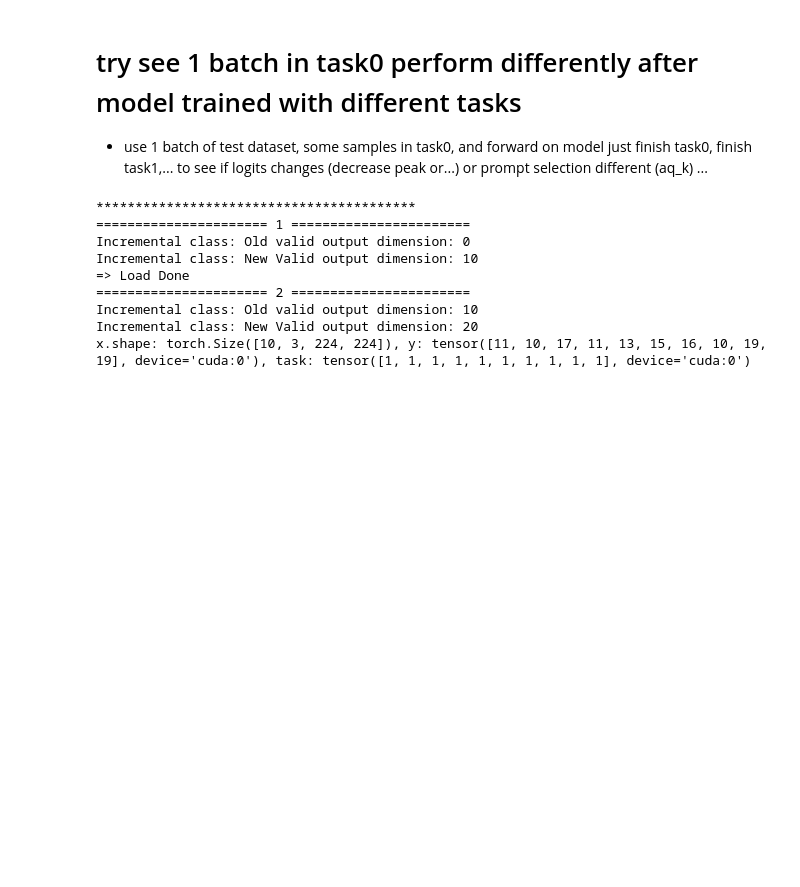
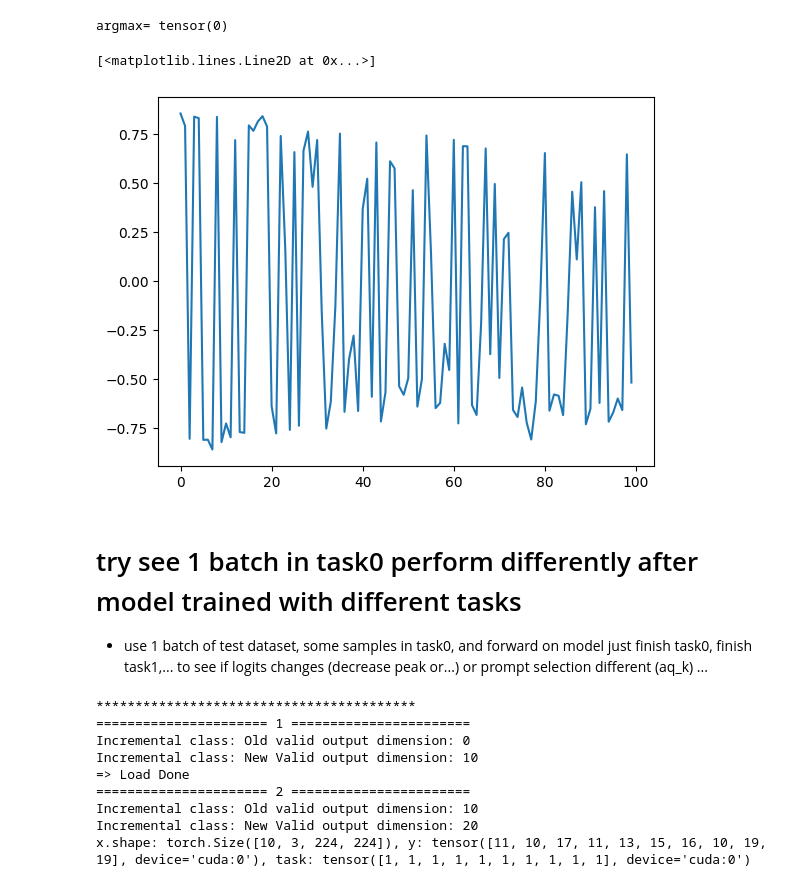
Before and after one commit to liaoweiduo/CODA-Prompt, a Jupyter notebook: debug.ipynb, the cells around one changed output. Cells and saved outputs as stored; diff of their text form; code cells hidden in the pictures; blank space fills up the shorter version.

```diff
--- a/debug.ipynb
+++ b/debug.ipynb
@@ -1,3 +121,33 @@
+# %%
+import matplotlib.pyplot as plt
+aq_k = torch.Tensor([ 8.5356e-01,  7.9027e-01, -8.0386e-01,  8.3739e-01,  8.2972e-01,
+         -8.0924e-01, -8.0844e-01, -8.5832e-01,  8.3624e-01, -8.2076e-01,
+         -7.2585e-01, -7.9617e-01,  7.1806e-01, -7.6941e-01, -7.7362e-01,
+          7.9285e-01,  7.6529e-01,  8.1320e-01,  8.3977e-01,  7.8753e-01,
+         -6.3751e-01, -7.7672e-01,  7.3886e-01,  1.6160e-01, -7.5858e-01,
+          6.5676e-01, -7.3741e-01,  6.6374e-01,  7.6126e-01,  4.7988e-01,
+          7.1809e-01, -1.5484e-01, -7.5195e-01, -6.1453e-01, -1.2679e-01,
+          7.5118e-01, -6.6657e-01, -3.9858e-01, -2.7854e-01, -6.6237e-01,
+          3.6709e-01,  5.2118e-01, -5.8981e-01,  7.0595e-01, -7.1565e-01,
+         -5.6748e-01,  6.1003e-01,  5.7373e-01, -5.3634e-01, -5.7976e-01,
+         -4.9507e-01,  4.6273e-01, -6.3995e-01, -5.0033e-01,  7.4146e-01,
+          1.3980e-01, -6.4774e-01, -6.2108e-01, -3.1977e-01, -4.5344e-01,
+          7.1932e-01, -7.2548e-01,  6.8700e-01,  6.8615e-01, -6.3214e-01,
+         -6.8255e-01, -2.1682e-01,  6.7553e-01, -3.7273e-01,  4.9435e-01,
+         -4.9418e-01,  2.1365e-01,  2.4571e-01, -6.5677e-01, -6.9301e-01,
+         -5.4278e-01, -7.2086e-01, -8.0767e-01, -6.1353e-01, -7.8428e-02,
+          6.5183e-01, -6.6055e-01, -5.7796e-01, -5.8461e-01, -6.8320e-01,
+         -1.6782e-01,  4.5478e-01,  1.1003e-01,  5.0357e-01, -7.2986e-01,
+         -6.5150e-01,  3.7604e-01, -6.2144e-01,  4.5803e-01, -7.1699e-01,
+         -6.6974e-01, -5.9875e-01, -6.5748e-01,  6.4529e-01, -5.1729e-01])
+print('argmax=', torch.argmax(aq_k))
+plt.plot(np.arange(100), aq_k)
+# aq_k_softmax = torch.softmax(aq_k, dim=0)
+# plt.plot(np.arange(100), aq_k_softmax)
+# %% [output]
+argmax= tensor(0)
+[<matplotlib.lines.Line2D at 0x...>]
+[figure, added]
 # %% [markdown]
 # try see 1 batch in task0 perform differently after model trained with different tasks
 
```
Also changed, not shown: parts of 4 cells of this notebook, 4 other files.
